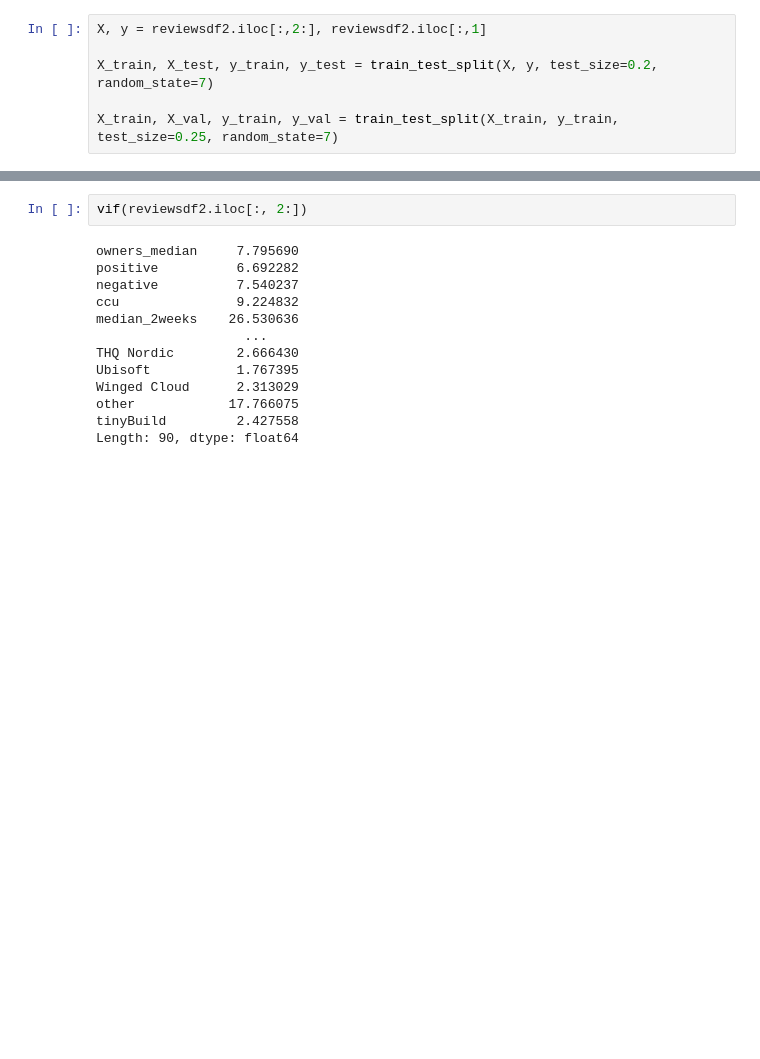
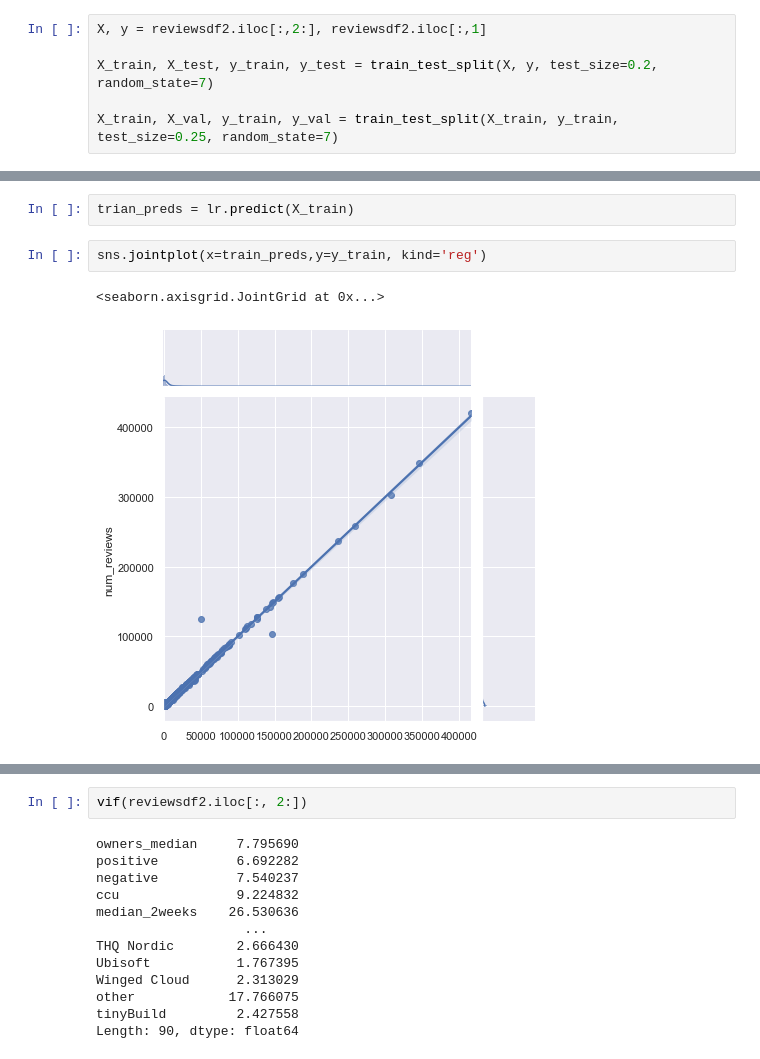
Before and after one commit to MichaelHarnett/Regression_Metis, a Jupyter notebook: steamspy_api_scraping.ipynb, the cells around one changed output, grey strips where cells are left out. Saved outputs shown, nothing was run; the diff lists cells and outputs as text; blank space fills up the shorter version.

```diff
--- a/steamspy_api_scraping.ipynb
+++ b/steamspy_api_scraping.ipynb
@@ -342,3 +377,10 @@ sns.heatmap(heatmapdf.corr(), cmap="seismic_r", annot=True, vmin=-1, vmax=1, mas
+# %%
+trian_preds = lr.predict(X_train)
+# %%
+sns.jointplot(x=train_preds,y=y_train, kind='reg')
+# %% [output]
+<seaborn.axisgrid.JointGrid at 0x...>
+[figure, added]
 # %%
 diagnostic_plot(X, y)
 # %% [output]
```
Also changed, not shown: parts of 35 cells of this notebook, 4 other files.
